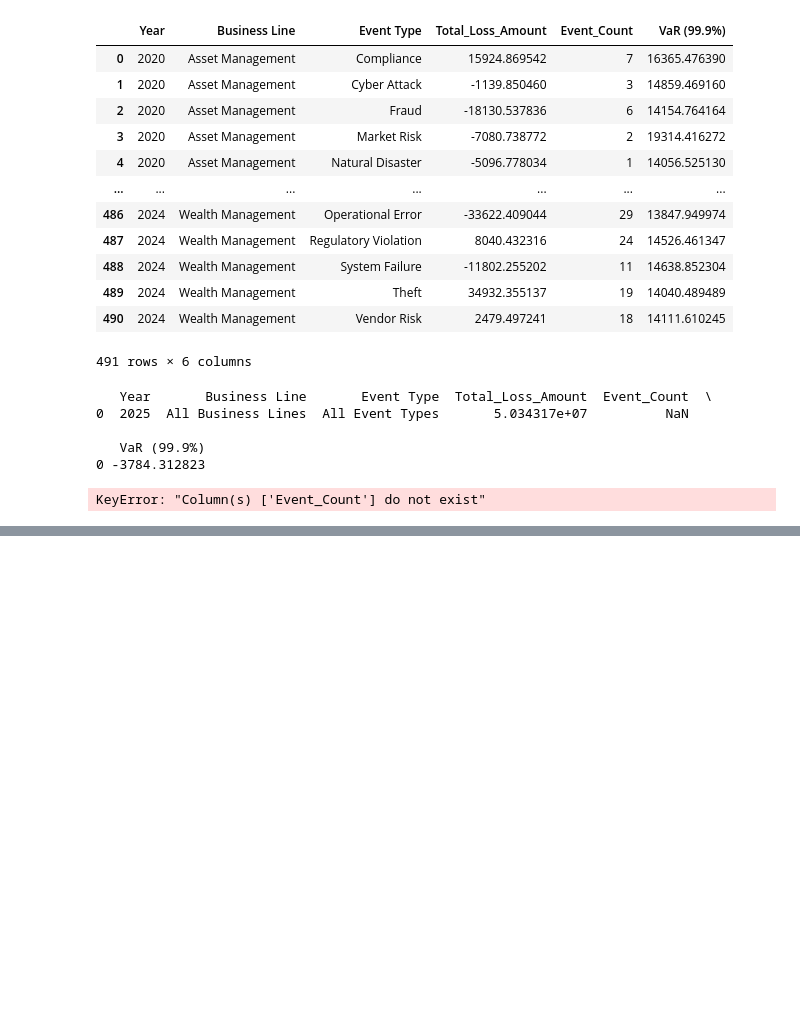
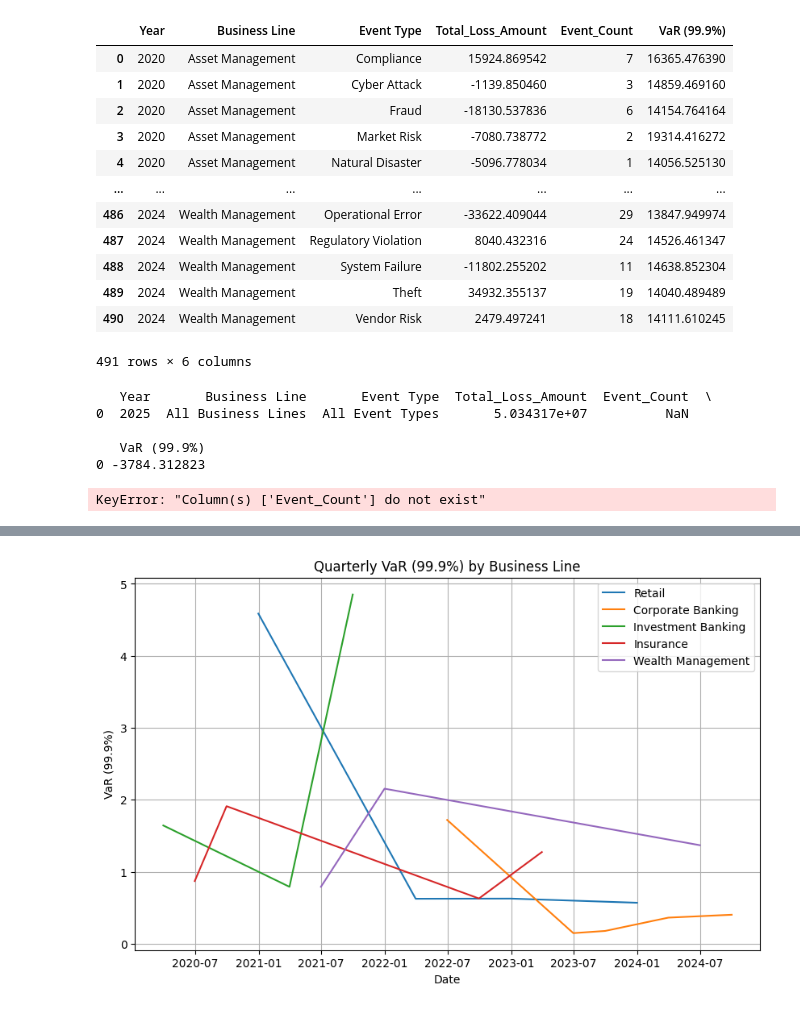
Before and after one commit to himanshu706991/LDA-Methods, a Jupyter notebook: FOR2025PREDICTION.ipynb, the cells around one changed output, grey strips where cells are left out. Cells and saved outputs as stored; diff of their text form; code cells hidden in the pictures; blank space fills up the shorter version.

```diff
--- a/FOR2025PREDICTION.ipynb
+++ b/FOR2025PREDICTION.ipynb
@@ -851,0 +1321,99 @@ KeyError: "Column(s) ['Event_Count'] do not exist"
+# %%
+import pandas as pd
+import numpy as np
+import matplotlib.pyplot as plt
+from statsmodels.tsa.arima.model import ARIMA
+from pandas.tseries.offsets import DateOffset
+
+# Assuming 'results_df' is your dataframe with 'Date', 'VaR (99.9%)', and 'Business Line' columns
+# Simulating some data (replace this with your actual DataFrame)
+dates = pd.date_range(start="2020-01-01", end="2024-09-30", freq='Q')
+business_lines = ["Retail", "Corporate Banking", "Investment Banking", "Insurance", "Wealth Management"]
+np.random.seed(42)
+var_data = np.random.lognormal(mean=0, sigma=1, size=len(dates))
+business_line_data = np.random.choice(business_lines, len(dates))
+
+# Create DataFrame for historical VaR data
+results_df = pd.DataFrame({
+    'Date': dates,
+    'VaR (99.9%)': var_data,
+    'Business Line': business_line_data
+})
+
+# Set Date column as index
+results_df.set_index('Date', inplace=True)
+
+# Visualize the data for all Business Lines (Optional)
+plt.figure(figsize=(10, 6))
+for business_line in business_lines:
+    data_line = results_df[results_df['Business Line'] == business_line]
+    plt.plot(data_line.index, data_line['VaR (99.9%)'], label=business_line)
+
+plt.title('Quarterly VaR (99.9%) by Business Line')
+plt.xlabel('Date')
+plt.ylabel('VaR (99.9%)')
+plt.legend()
+plt.grid(True)
+plt.show()
+
+# Define a function to forecast VaR for each Business Line using ARIMA
+def forecast_var_by_business_line(data, business_line, forecast_periods=5):
+    # Filter data for the business line
+    data_line = data[data['Business Line'] == business_line]
+
+    # Fit the ARIMA model (you can adjust the (p, d, q) parameters as needed)
+    model = ARIMA(data_line['VaR (99.9%)'], order=(5, 1, 0))  # Example ARIMA(5,1,0)
+    model_fit = model.fit()
+
+    # Forecast the next quarters (Q4 2024 to Q4 2025)
+    forecast = model_fit.get_forecast(steps=forecast_periods)
+    forecast_index = pd.date_range(start="2024-10-01", periods=forecast_periods, freq='Q')
+
+    # Forecasted values and confidence intervals
+    forecast_mean = forecast.predicted_mean
+    confidence_interval = forecast.conf_int()
+
+    return forecast_index, forecast_mean, confidence_interval
+
+# Forecast for each business line
+forecast_results = []
+
+for business_line in business_lines:
+    forecast_index, forecast_mean, confidence_interval = forecast_var_by_business_line(results_df, business_line)
+
+    # Convert forecast_index to quarters (e.g., Q4 2024, Q1 2025, etc.)
+    quarters = [f"Q{(x.month-1)//3 + 1} {x.year}" for x in forecast_index]
+
+    # Combine the results
+    forecast_results.append(pd.DataFrame({
+        'Business Line': business_line,
+        'Quarter': quarters,
+        'Date': forecast_index,
+        'Forecasted VaR (99.9%)': forecast_mean,
+        'Lower CI': confidence_interval.iloc[:, 0],
+        'Upper CI': confidence_interval.iloc[:, 1]
+    }))
+
+# Combine all business line forecasts into a single DataFrame
+final_forecast_df = pd.concat(forecast_results, ignore_index=True)
+
+# Display the forecasted values
+print(final_forecast_df)
+
+# Optionally, save the forecast results to a CSV
+final_forecast_df.to_csv("var_forecast_by_business_line_with_quarter.csv", index=False)
+
+# Plot the forecasted VaR for each business line
+plt.figure(figsize=(10, 6))
+for business_line in business_lines:
+    forecast_line = final_forecast_df[final_forecast_df['Business Line'] == business_line]
+    plt.plot(forecast_line['Date'], forecast_line['Forecasted VaR (99.9%)'], label=f'{business_line} Forecast', linestyle='--')
+
+plt.title('Forecasted VaR (99.9%) by Business Line (Q4 2024 to Q4 2025)')
+plt.xlabel('Date')
+plt.ylabel('VaR (99.9%)')
+plt.legend()
+plt.grid(True)
+plt.show()
+# %% [output]
+[figure, added]
```
Also changed, not shown: parts of 34 cells of this notebook.
